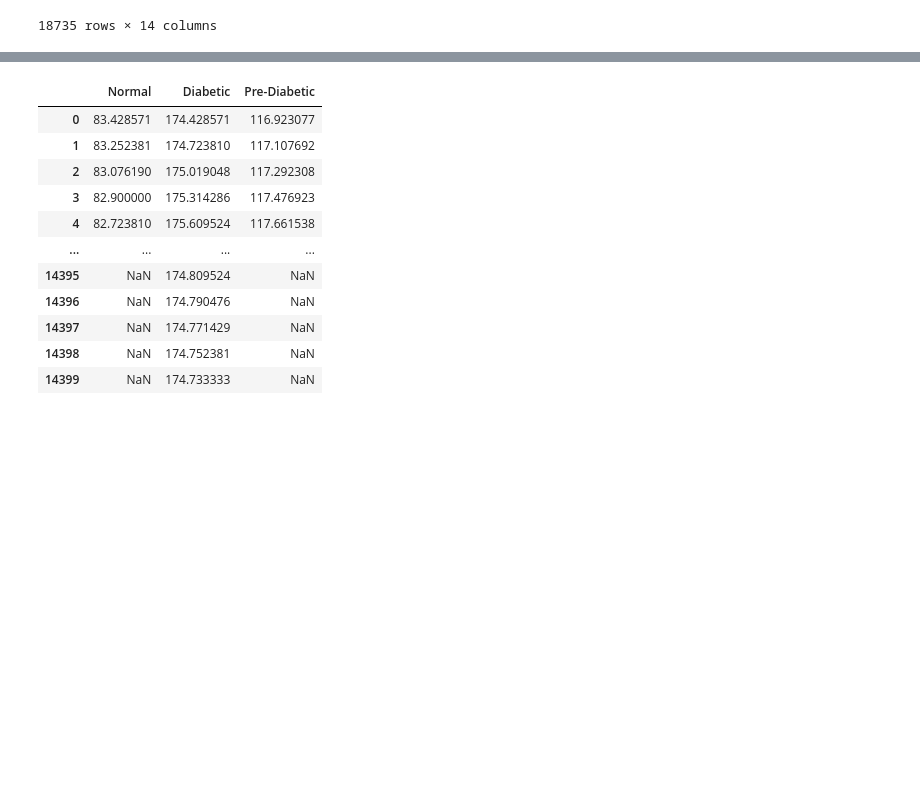
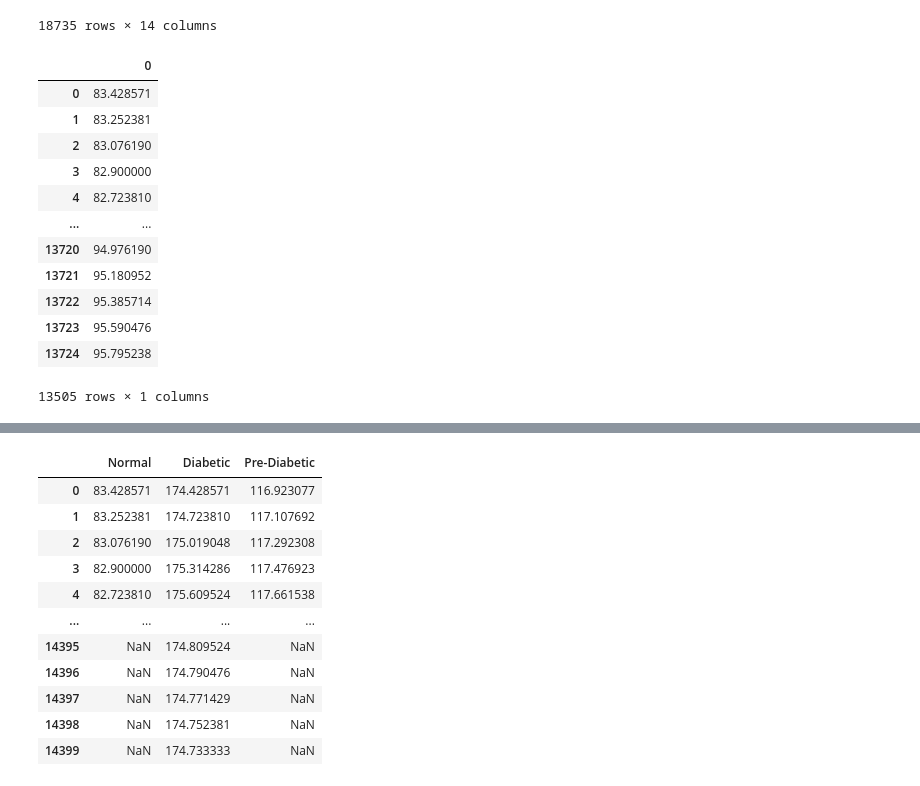
Before and after one commit to g7xu/Secret-Life-Of-BloodGlucose, a Jupyter notebook: felix_find_macros.ipynb, the cells around one changed output, grey strips where cells are left out. Cells and saved outputs as stored; diff of their text form; code cells hidden in the pictures; blank space fills up the shorter version.

```diff
--- a/felix_find_macros.ipynb
+++ b/felix_find_macros.ipynb
@@ -459,6 +463,22 @@ populated_normal = normal_gl_df.dropna(how='any')
 temp_df_0 = (populated_normal.sum(axis=1)) / len(populated_normal.columns)
 
 temp_df_0 = pd.DataFrame(temp_df_0)
+# %%
+temp_df_0
+# %% [output]
+|  | 0 |
+| 0 | 83.428571 |
+| 1 | 83.252381 |
+| 2 | 83.076190 |
+| 3 | 82.900000 |
+| 4 | 82.723810 |
+| ... | ... |
+| 13720 | 94.976190 |
+| 13721 | 95.180952 |
+| 13722 | 95.385714 |
+| 13723 | 95.590476 |
+| 13724 | 95.795238 |
+13505 rows × 1 columns
 # %%
 populated_pre = pre_gl_df.dropna(how='any')
 
```
Also changed, not shown: parts of 3 cells of this notebook, 1 other file.
